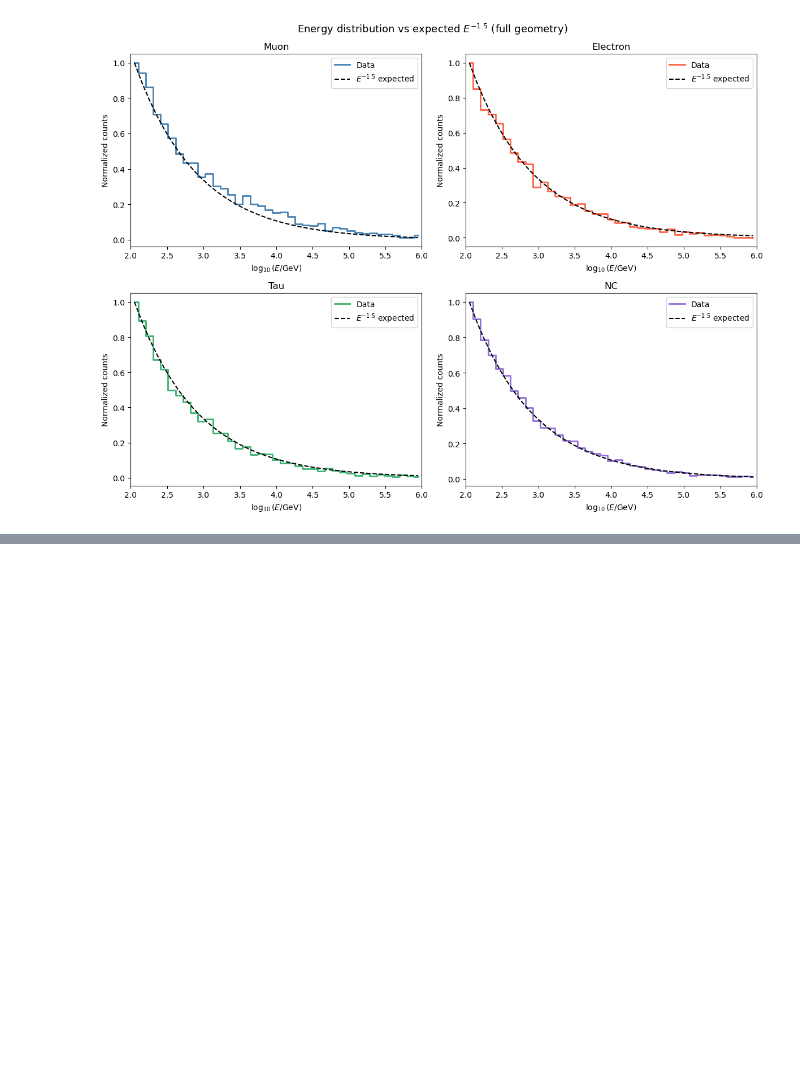
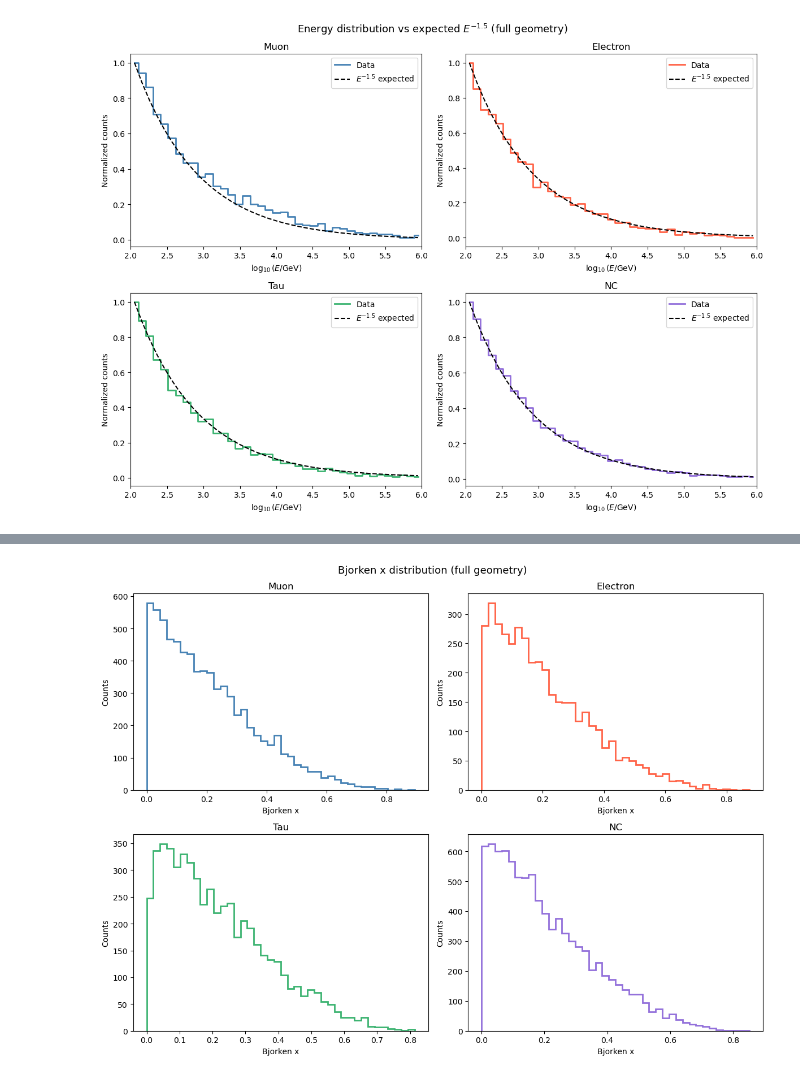
Before and after one commit to kubrabas/Graphnet-Applications, a Jupyter notebook: Playground/Spring2026MC/energy_distribution_exploration.ipynb, the cells around one changed output, grey strips where cells are left out. Cells and saved outputs as stored; diff of their text form; code cells hidden in the pictures; blank space fills up the shorter version.

```diff
--- a/Playground/Spring2026MC/energy_distribution_exploration.ipynb
+++ b/Playground/Spring2026MC/energy_distribution_exploration.ipynb
@@ -99,0 +146,19 @@ plt.show()
+# %%
+# Bjorken X
+fig, axes = plt.subplots(2, 2, figsize=(12, 9))
+axes = axes.flatten()
+
+for ax, (flavor, d) in zip(axes, event_data.items()):
+    bx = d["bjorken_x"]
+    bx = bx[~np.isnan(bx)]
+    ax.hist(bx, bins=40, color=colors[flavor], histtype="step", linewidth=2)
+    ax.set_xlabel("Bjorken x")
+    ax.set_ylabel("Counts")
+    ax.set_title(flavor)
+
+plt.suptitle("Bjorken x distribution (full geometry)", fontsize=13)
+plt.tight_layout()
+plt.savefig("bjorken_x_distribution_full_geometry.png", dpi=150)
+plt.show()
+# %% [output]
+[figure, added]
```
Also changed, not shown: parts of 5 cells of this notebook.
